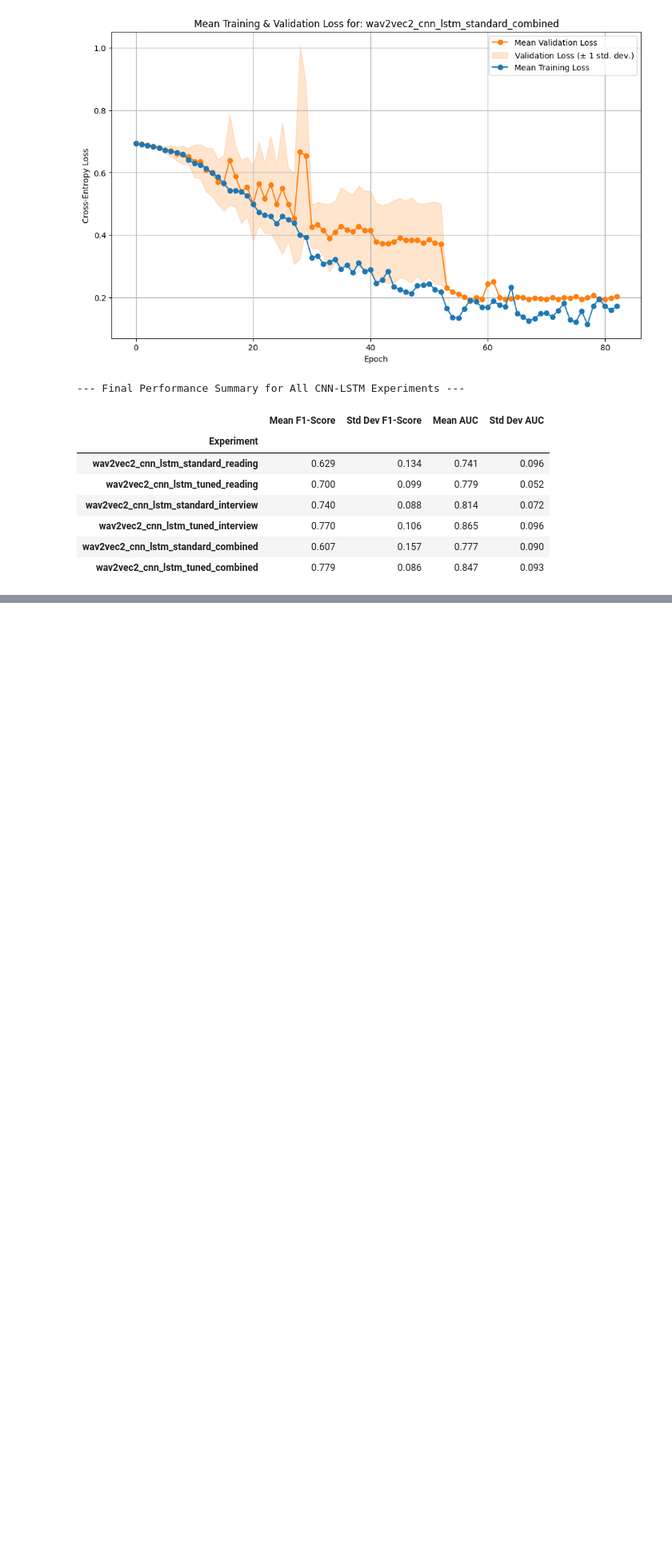
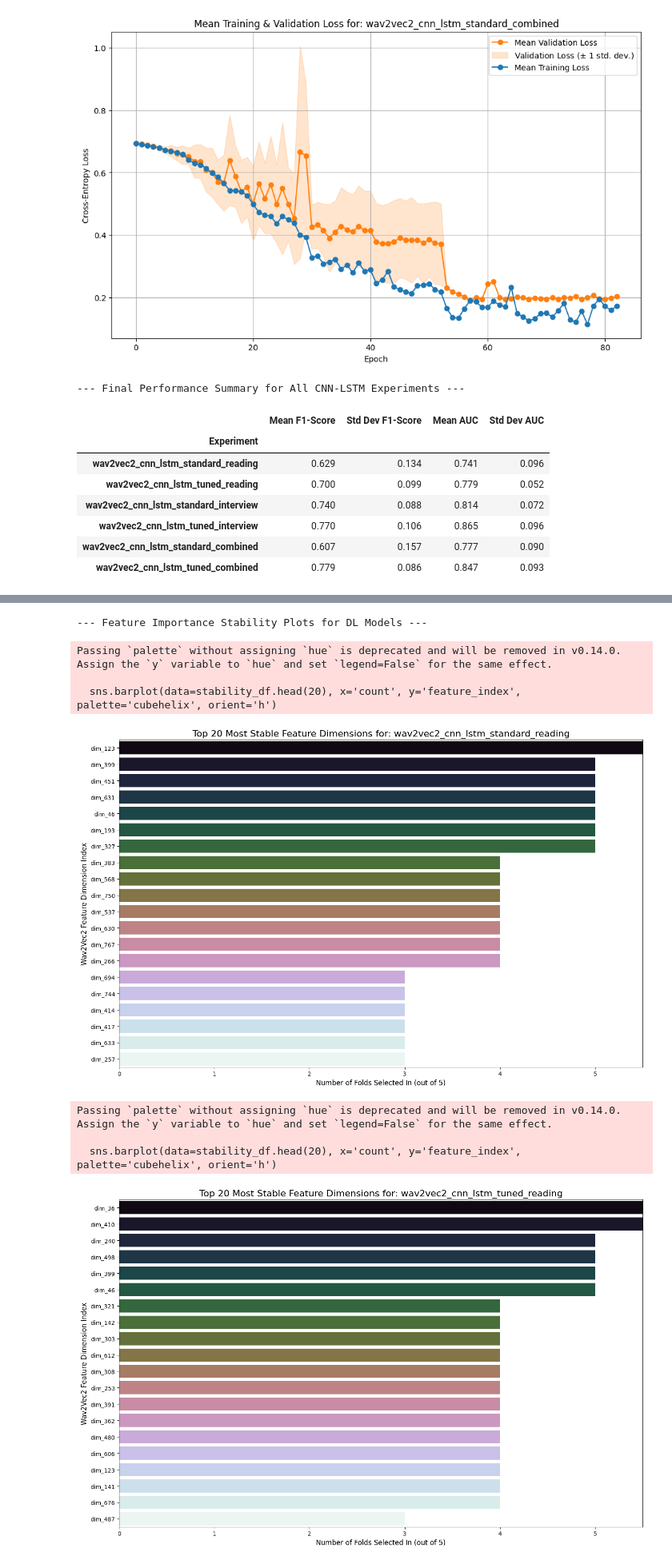
Before and after one commit to ayushpradhan-dev/robust-speech-analysis-framework, a Jupyter notebook: notebooks/04_cnn_lstm_experiment.ipynb, the cells around one changed output, grey strips where cells are left out. Shown at 80% size. Drawn from its saved outputs; the diff is of its cells as text; code cells hidden in the pictures; blank space fills up the shorter version.

Commit message:
Add: Visualisations of Feature Importance Stability for all DL Models

```diff
--- a/notebooks/04_cnn_lstm_experiment.ipynb
+++ b/notebooks/04_cnn_lstm_experiment.ipynb
@@ -657,0 +604,70 @@ for name in ['reading', 'interview', 'combined']:
+# %%
+# Visualize Feature Importance Stability for ALL DL Models
+
+import matplotlib.pyplot as plt
+import seaborn as sns
+import numpy as np
+import pandas as pd
+from collections import Counter
+
+print("--- Feature Importance Stability Plots for DL Models ---")
+
+# Loop through each data type AND each CV method
+for data_type in ['reading', 'interview', 'combined']:
+    for cv_method in ['standard', 'tuned']: # 'tuned' corresponds to the nested CV results
+
+        # Construct the full experiment name to look up in our results dictionary
+        experiment_name = f'wav2vec2_cnn_lstm_{cv_method}_{data_type}'
+
+        # Check if the results for this experiment exist and contain the 'weights' key
+        if experiment_name in all_results and 'weights' in all_results[experiment_name]:
+
+            # Get the weights (shape: 5 folds x 768 features)
+            weights = all_results[experiment_name]['weights']
+
+            # Stability Analysis
+            # Define "selection" as a feature being in the top N most important for a fold.
+            # 50 is a reasonable number for a 768-dimensional space.
+            top_n = 50
+
+            # Get the indices of the top N features for each of the 5 folds
+            # np.argsort returns the indices that would sort an array.
+            # Slicing with [:, -top_n:] gets the indices of the top N largest values.
+            top_indices_per_fold = np.argsort(weights, axis=1)[:, -top_n:]
+
+            # Count the frequency of each feature index appearing in the top N lists.
+            # .flatten() turns the 2D array of indices into a 1D list.
+            feature_stability_counts = Counter(top_indices_per_fold.flatten())
+
+            if not feature_stability_counts:
+                print(f"No stable features found for experiment: {experiment_name}")
+                continue
+
+            # Create a DataFrame for plotting
+            stability_df = pd.DataFrame(feature_stability_counts.items(), columns=['feature_index', 'count'])
+            # Convert the raw index (e.g., 106) into a readable name ('dim_106')
+            stability_df['feature_index'] = stability_df['feature_index'].apply(lambda x: f'dim_{x}')
+            stability_df = stability_df.sort_values(by='count', ascending=False)
+
+            # Visualization
+            plt.figure(figsize=(14, 9))
+            sns.barplot(data=stability_df.head(20), x='count', y='feature_index', palette='cubehelix', orient='h')
+            plt.title(f'Top 20 Most Stable Feature Dimensions for: {experiment_name}', fontsize=16)
+            plt.xlabel('Number of Folds Selected In (out of 5)', fontsize=12)
+            plt.ylabel('Wav2Vec2 Feature Dimension Index', fontsize=12)
+            plt.xlim(0, 5.5)
+            plt.tight_layout()
+            plt.show()
+
+        else:
+            print(f"Could not find weights for experiment: {experiment_name}. Skipping plot.")
+# %% [output]
+--- Feature Importance Stability Plots for DL Models ---
+Passing `palette` without assigning `hue` is deprecated and will be removed in v0.14.0. Assign the `y` variable to `hue` and set `legend=False` for the same effect.
+
+  sns.barplot(data=stability_df.head(20), x='count', y='feature_index', palette='cubehelix', orient='h')
+[figure, added]
+Passing `palette` without assigning `hue` is deprecated and will be removed in v0.14.0. Assign the `y` variable to `hue` and set `legend=False` for the same effect.
+
+  sns.barplot(data=stability_df.head(20), x='count', y='feature_index', palette='cubehelix', orient='h')
+[figure, added]
```
Also changed, not shown: parts of 3 cells of this notebook.
